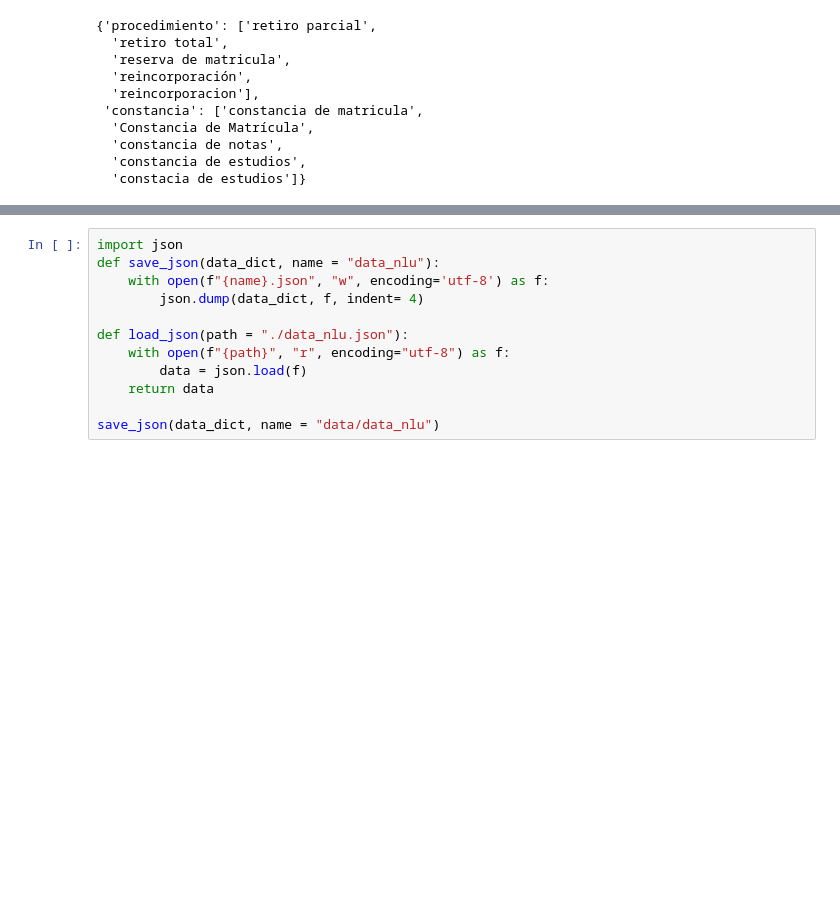
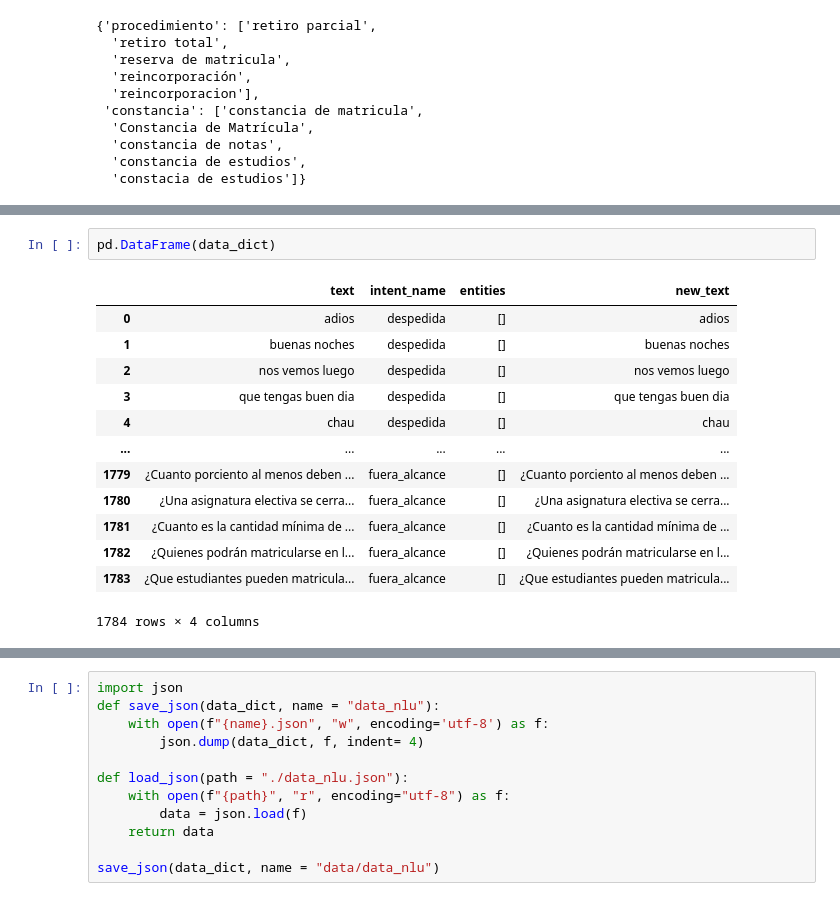
Before and after one commit to anthonydmg/chatbot-aera-pt, a Jupyter notebook: process_data.ipynb, the cells around one changed output, grey strips where cells are left out. Cells and saved outputs as stored; diff of their text form; blank space fills up the shorter version.

```diff
--- a/process_data.ipynb
+++ b/process_data.ipynb
@@ -147,0 +183,16 @@ nan
+# %%
+pd.DataFrame(data_dict)
+# %% [output]
+|  | text | intent_name | entities | new_text |
+| 0 | adios | despedida | [] | adios |
+| 1 | buenas noches | despedida | [] | buenas noches |
+| 2 | nos vemos luego | despedida | [] | nos vemos luego |
+| 3 | que tengas buen dia | despedida | [] | que tengas buen dia |
+| 4 | chau | despedida | [] | chau |
+| ... | ... | ... | ... | ... |
+| 1779 | ¿Cuanto porciento al menos deben ... | fuera_alcance | [] | ¿Cuanto porciento al menos deben ... |
+| 1780 | ¿Una asignatura electiva se cerra... | fuera_alcance | [] | ¿Una asignatura electiva se cerra... |
+| 1781 | ¿Cuanto es la cantidad mínima de ... | fuera_alcance | [] | ¿Cuanto es la cantidad mínima de ... |
+| 1782 | ¿Quienes podrán matricularse en l... | fuera_alcance | [] | ¿Quienes podrán matricularse en l... |
+| 1783 | ¿Que estudiantes pueden matricula... | fuera_alcance | [] | ¿Que estudiantes pueden matricula... |
+1784 rows × 4 columns
```
Also changed, not shown: parts of 14 cells of this notebook, 6 other files.
